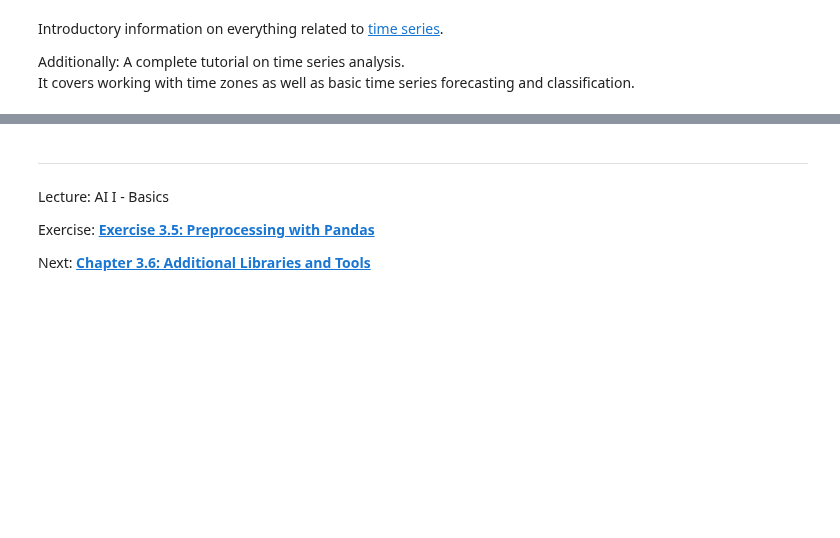
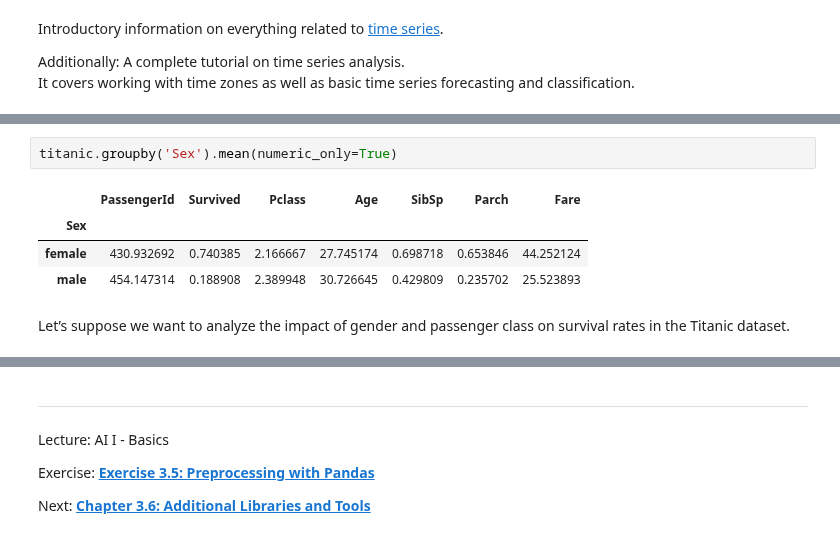
Before and after one commit to iLuckyW/lecture-ai-basics, a Jupyter notebook: chapter/03_data/05_preprocessing.ipynb, the cells around one changed output, grey strips where cells are left out. Drawn from its saved outputs; the diff is of its cells as text; blank space fills up the shorter version.

```diff
--- a/chapter/03_data/05_preprocessing.ipynb
+++ b/chapter/03_data/05_preprocessing.ipynb
@@ -1807,0 +1837,9 @@ It covers working with time zones as well as basic time series forecasting and c
+# %%
+titanic.groupby('Sex').mean(numeric_only=True)
+# %% [output]
+|  | PassengerId | Survived | Pclass | Age | SibSp | Parch | Fare |
+| Sex |  |  |  |  |  |  |  |
+| female | 430.932692 | 0.740385 | 2.166667 | 27.745174 | 0.698718 | 0.653846 | 44.252124 |
+| male | 454.147314 | 0.188908 | 2.389948 | 30.726645 | 0.429809 | 0.235702 | 25.523893 |
+# %% [markdown]
+Let’s suppose we want to analyze the impact of gender and passenger class on survival rates in the Titanic dataset.
```
Also changed, not shown: parts of 16 cells of this notebook.
